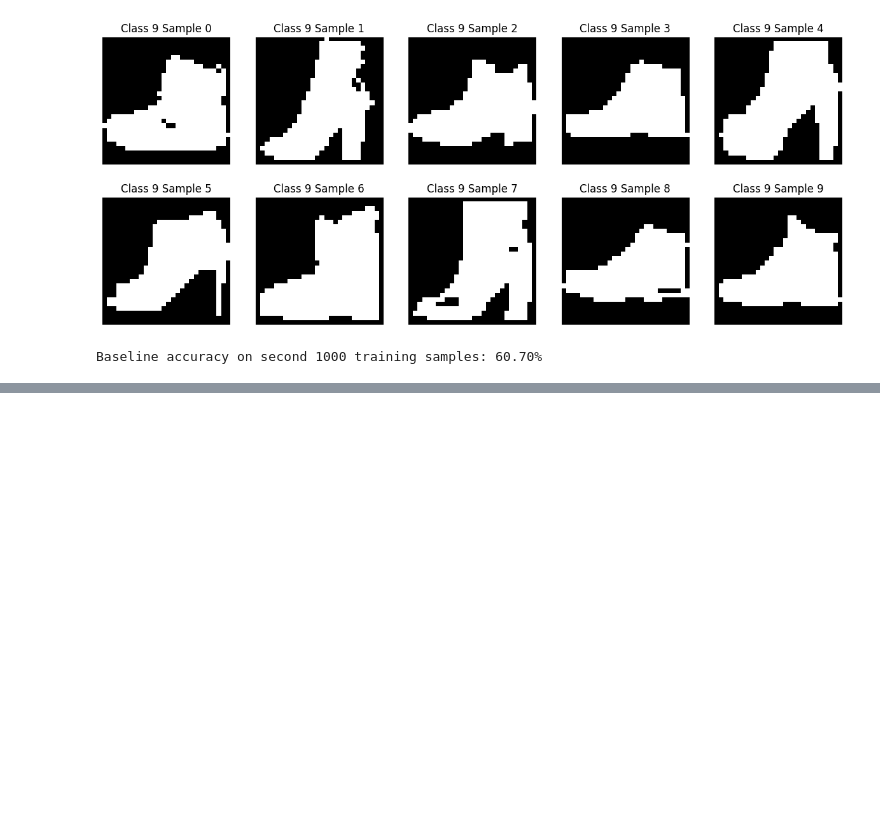
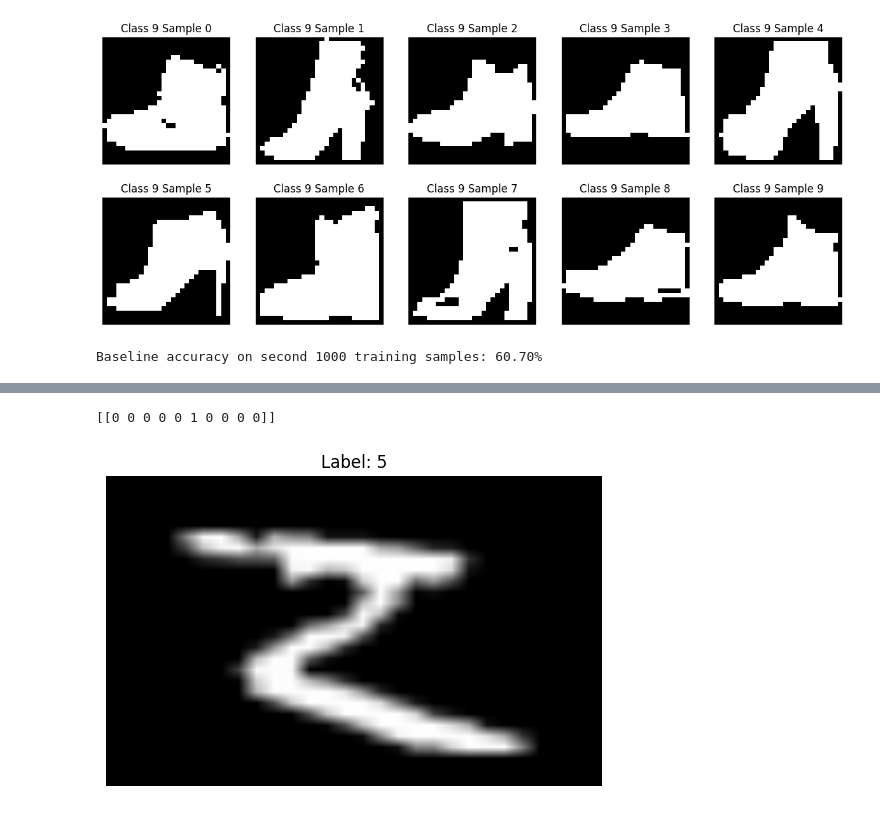
Before and after one commit to tsopeter/VM_NES_Training, a Jupyter notebook: get_data.ipynb, the cells around one changed output, grey strips where cells are left out. Saved outputs shown, nothing was run; the diff lists cells and outputs as text; code cells hidden in the pictures; blank space fills up the shorter version.

```diff
--- a/get_data.ipynb
+++ b/get_data.ipynb
@@ -516,0 +587,31 @@ Baseline accuracy on second 1000 training samples: 60.70%
+# %%
+# Load dataset for analysis
+dataset3_images = np.load('./Datasets3/Images/Training_Dataset.npy')
+dataset3_labels = np.load('./Datasets3/Labels/Training_Dataset.npy')
+
+print(dataset3_labels[0,...])
+# %% [output]
+[[0 0 0 0 0 1 0 0 0 0]]
+# %%
+# Get Modified MNIST dataset for noise_analysis.
+# Obtain the fmnist dataset and prepare it for training.
+import torch
+import torch.nn.functional as F
+import torchvision
+from torchvision import datasets, transforms
+import numpy as np
+from matplotlib import pyplot as plt
+import cv2
+
+
+mnist_train_dataset = np.load('./Datasets/Images/Training_Dataset.npy')
+mnist_train_labels  = np.load('./Datasets/Labels/Training_Dataset.npy')
+
+image = cv2.resize(mnist_train_dataset[0,...].squeeze(), (2560, 1600), interpolation=cv2.INTER_LINEAR)
+#image = (image > 0.5).astype(float)
+plt.imshow(image, cmap='gray')
+plt.title(f'Label: {torch.argmax(torch.tensor(mnist_train_labels[0,...])).item()}')
+plt.axis('off')
+plt.show()
+# %% [output]
+[figure, added]
```
Also changed, not shown: parts of 3 cells of this notebook, 11 other files.
